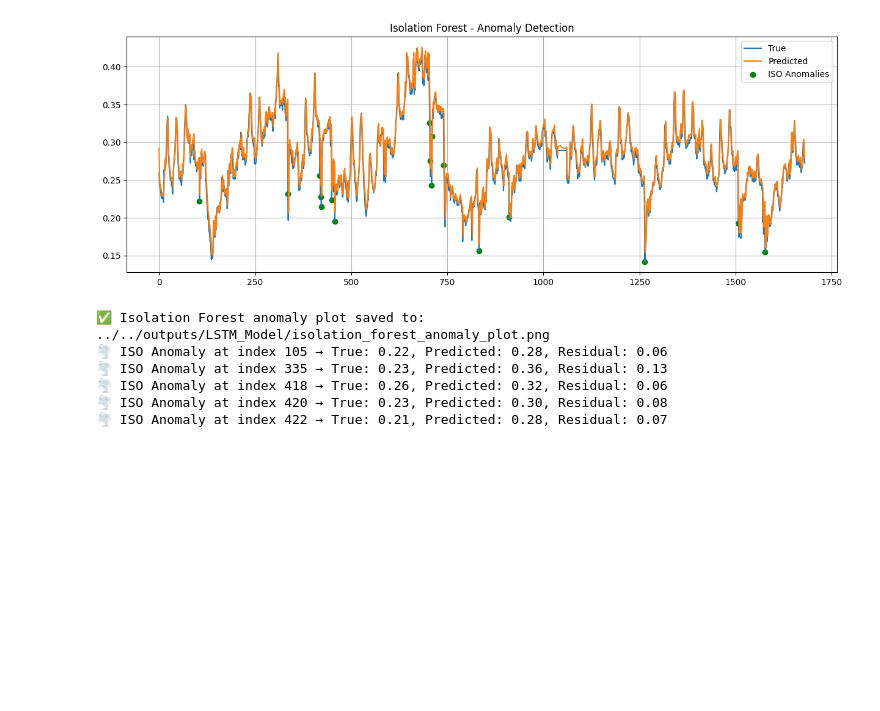
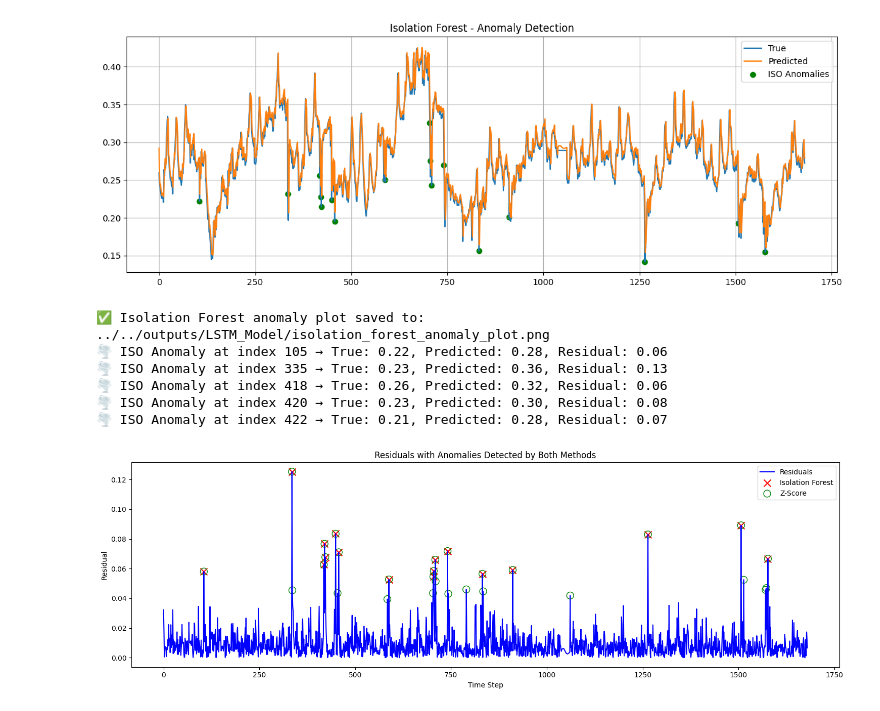
Before and after one commit to beratkaya61/iot_timeseries_machine_learning_updated, a Jupyter notebook: iot-timeseries-forecasting/updated_notebooks/2.1_lstm_model_optuna.ipynb, the cells around one changed output. Saved outputs shown, nothing was run; the diff lists cells and outputs as text; code cells hidden in the pictures; blank space fills up the shorter version.

Commit message:
compare plot of two different anomaly method (iso & z-score)

```diff
--- a/iot-timeseries-forecasting/updated_notebooks/2.1_lstm_model_optuna.ipynb
+++ b/iot-timeseries-forecasting/updated_notebooks/2.1_lstm_model_optuna.ipynb
@@ -343,9 +248,9 @@ preds, trues = evaluate_model(model, val_loader, "Validation Set Prediction vs G
 preds_test, trues_test = evaluate_model(model, test_loader, "Test Set Prediction vs Ground Truth", "lstm_model_test_predictions.png", writer, step=1)
 
 # Anomaly detection with z-score
-anomalies, z_score = anomaly_score(trues_test, preds_test)
-print(f"🔎 Detected {len(anomalies)} anomalies in the test set")
+z_score_anomalies, z_score = anomaly_score(trues_test, preds_test)
+print(f"🔎 Detected {len(z_score_anomalies)} anomalies in the test set")
 
 # Save anomalies and z-scores
-np.save("../../outputs/LSTM_Model/z_score_anomaly_indices.npy", anomalies)
+np.save("../../outputs/LSTM_Model/z_score_anomaly_indices.npy", z_score_anomalies)
 np.save("../../outputs/LSTM_Model/z_scores.npy", z_score)
@@ -400,3 +284,34 @@ writer.close()
 🌪️ ISO Anomaly at index 418 → True: 0.26, Predicted: 0.32, Residual: 0.06
 🌪️ ISO Anomaly at index 420 → True: 0.23, Predicted: 0.30, Residual: 0.08
 🌪️ ISO Anomaly at index 422 → True: 0.21, Predicted: 0.28, Residual: 0.07
+# %%
+# Compare both anomaly detection methods (e.g., IForest & Z-Score) in one plot
+
+# Ensure residuals is a NumPy array
+residuals_np = residuals if isinstance(residuals, np.ndarray) else residuals.values
+iso_anomalies_np = iso_anomalies if isinstance(iso_anomalies, np.ndarray) else iso_anomalies.values
+zscore_anomalies_np = z_score_anomalies if isinstance(z_score_anomalies, np.ndarray) else z_score_anomalies.values
+
+# Use np.arange for time steps
+time_steps = np.arange(len(residuals_np))
+
+plt.figure(figsize=(15, 5))
+plt.plot(time_steps, residuals_np, label='Residuals', color='blue')
+
+# Plot isolation forest anomalies
+plt.scatter(time_steps[iso_anomalies_np], residuals_np[iso_anomalies_np],
+            color='red', marker='x', label='Isolation Forest',s=100)
+
+# Plot z-score anomalies
+plt.scatter(time_steps[zscore_anomalies_np], residuals_np[zscore_anomalies_np],
+            color='green', marker='o', label='Z-Score', facecolors='none',s=100)
+
+plt.title("Residuals with Anomalies Detected by Both Methods")
+plt.xlabel("Time Step")
+plt.ylabel("Residual")
+plt.legend()
+plt.tight_layout()
+plt.savefig("../../outputs/LSTM_Model/compare_anomaly_detection_methods.png")
+plt.show()
+# %% [output]
+[figure, added]
```
Also changed, not shown: parts of 6 cells of this notebook, 2 other files.
